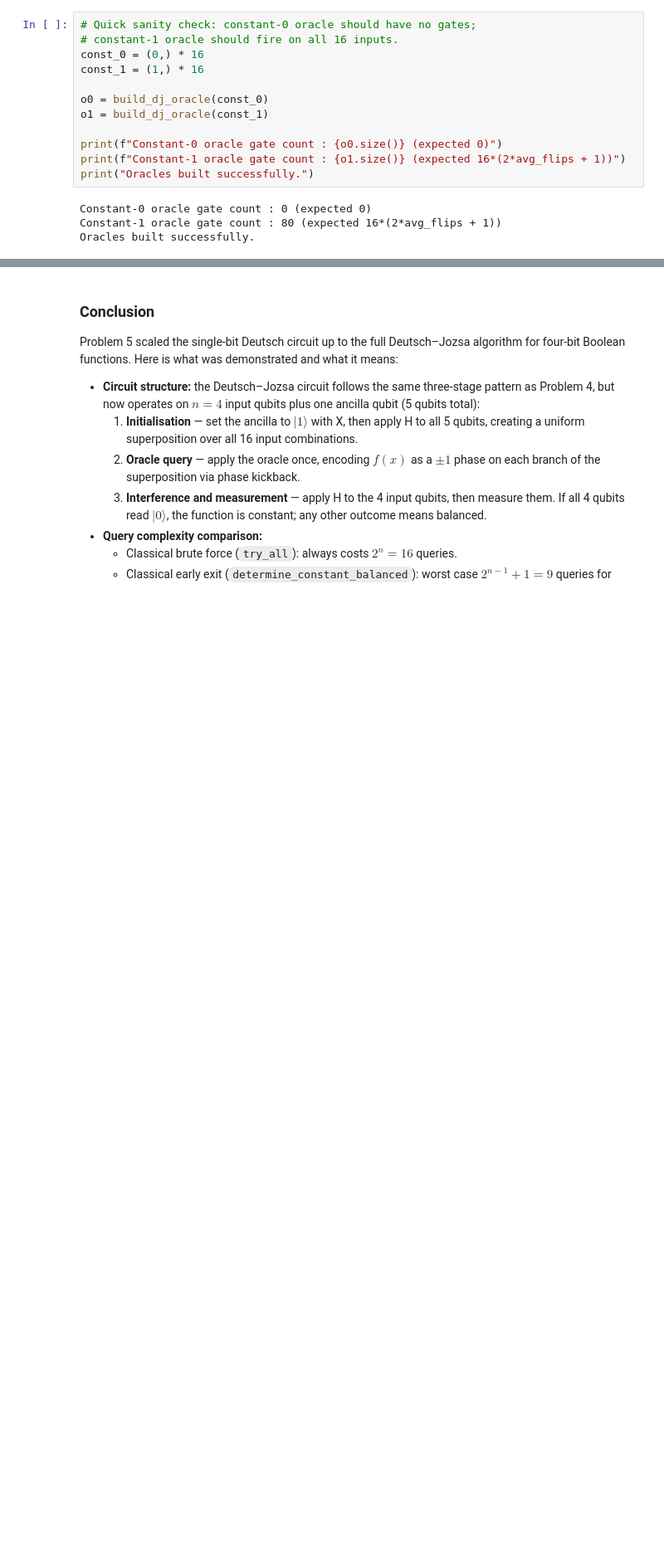
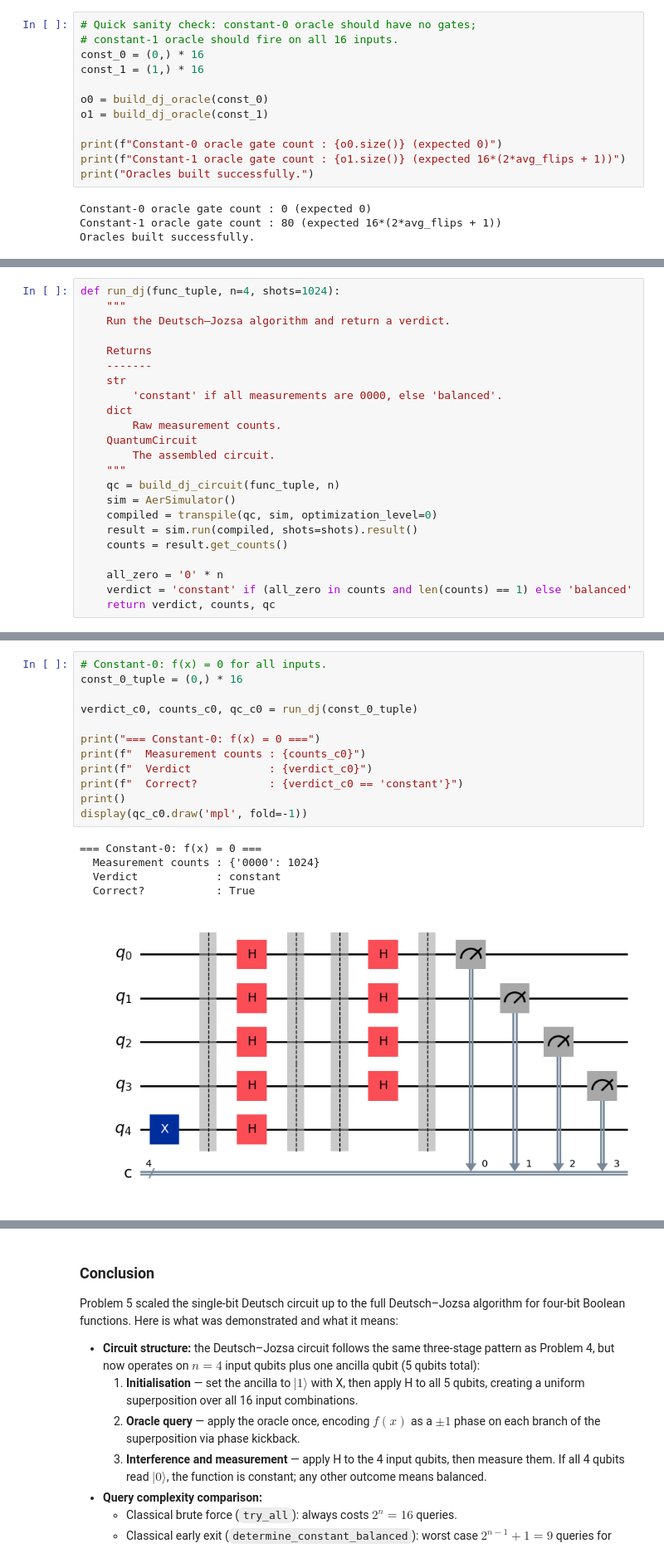
Before and after one commit to TiffanyYongNgikChee/emerging-technologies, a Jupyter notebook: problems.ipynb, the cells around one changed output, grey strips where cells are left out. Shown at 83% size. Drawn from its saved outputs; the diff is of its cells as text; blank space fills up the shorter version.

Commit message:
Add demo for constant functions - problem5

```diff
--- a/problems.ipynb
+++ b/problems.ipynb
@@ -3973,0 +3945,23 @@ display(qc_bb.draw('mpl', fold=-1))
+# %%
+def run_dj(func_tuple, n=4, shots=1024):
+    """
+    Run the Deutsch–Jozsa algorithm and return a verdict.
+
+    Returns
+    -------
+    str
+        'constant' if all measurements are 0000, else 'balanced'.
+    dict
+        Raw measurement counts.
+    QuantumCircuit
+        The assembled circuit.
+    """
+    qc = build_dj_circuit(func_tuple, n)
+    sim = AerSimulator()
+    compiled = transpile(qc, sim, optimization_level=0)
+    result = sim.run(compiled, shots=shots).result()
+    counts = result.get_counts()
+
+    all_zero = '0' * n
+    verdict = 'constant' if (all_zero in counts and len(counts) == 1) else 'balanced'
+    return verdict, counts, qc
@@ -3973,0 +3975,18 @@ display(qc_bb.draw('mpl', fold=-1))
+# %%
+# Constant-0: f(x) = 0 for all inputs.
+const_0_tuple = (0,) * 16
+
+verdict_c0, counts_c0, qc_c0 = run_dj(const_0_tuple)
+
+print("=== Constant-0: f(x) = 0 ===")
+print(f"  Measurement counts : {counts_c0}")
+print(f"  Verdict            : {verdict_c0}")
+print(f"  Correct?           : {verdict_c0 == 'constant'}")
+print()
+display(qc_c0.draw('mpl', fold=-1))
+# %% [output]
+=== Constant-0: f(x) = 0 ===
+  Measurement counts : {'0000': 1024}
+  Verdict            : constant
+  Correct?           : True
+[figure, added]
```
Also changed, not shown: parts of 21 cells of this notebook.
